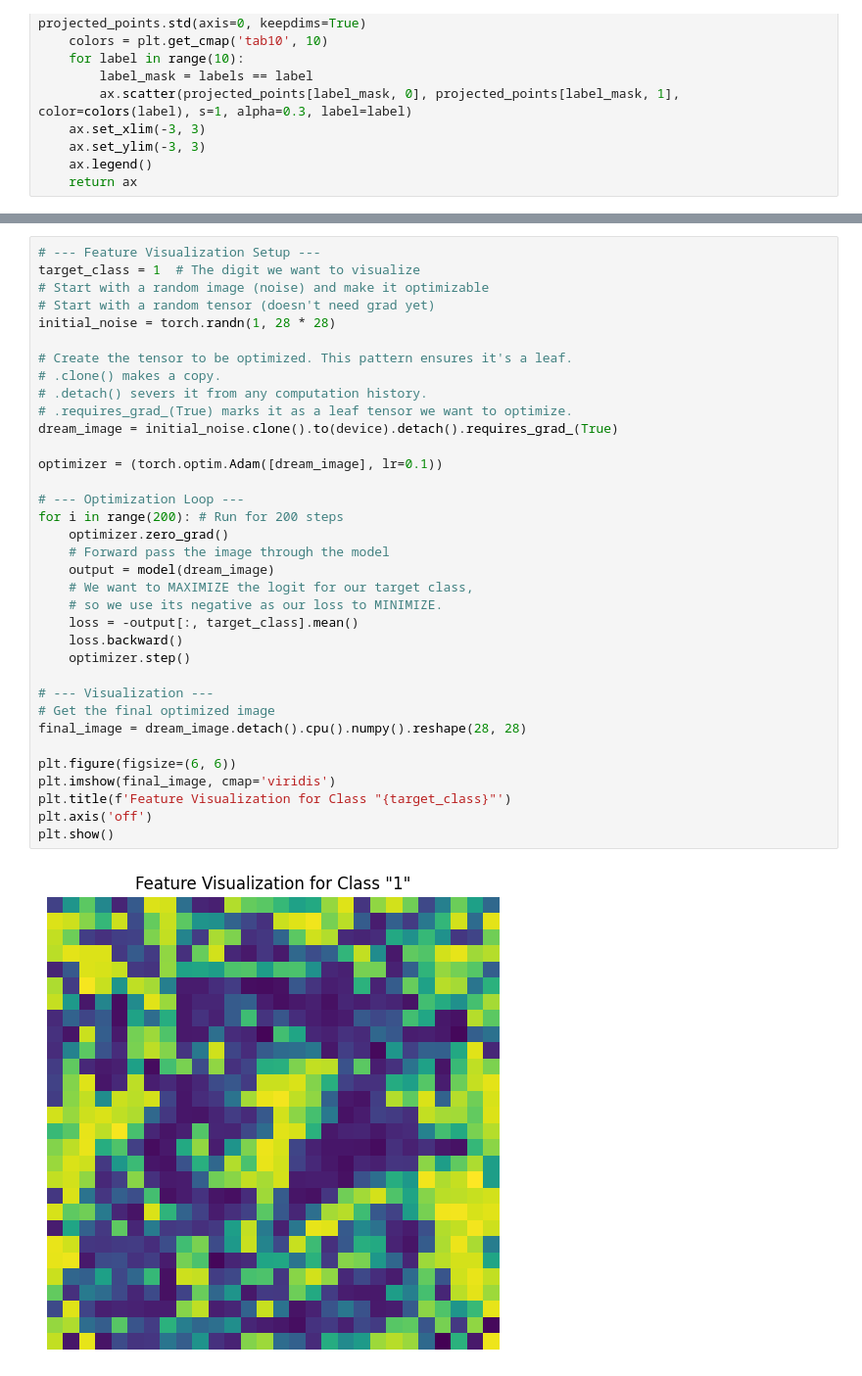
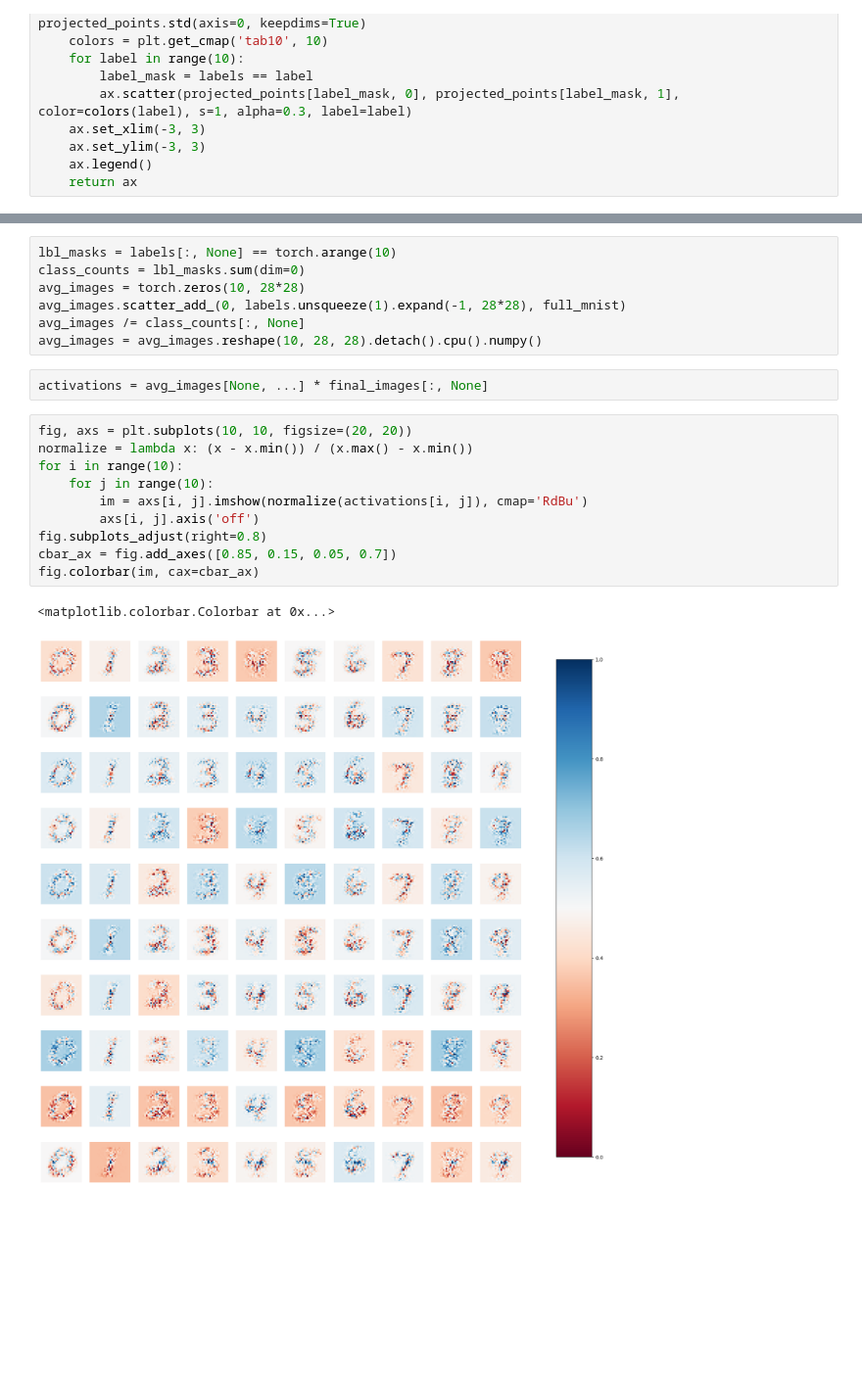
Before and after one commit to JoseMCruzMendez/CS879RLO, a Jupyter notebook: testing_viz.ipynb, the cells around one changed output, grey strips where cells are left out. Shown at 98% size. Drawn from its saved outputs; the diff is of its cells as text; blank space fills up the shorter version.

```diff
--- a/testing_viz.ipynb
+++ b/testing_viz.ipynb
@@ -218,37 +249,22 @@ plt.show()
+# %%
+lbl_masks = labels[:, None] == torch.arange(10)
+class_counts = lbl_masks.sum(dim=0)
+avg_images = torch.zeros(10, 28*28)
+avg_images.scatter_add_(0, labels.unsqueeze(1).expand(-1, 28*28), full_mnist)
+avg_images /= class_counts[:, None]
+avg_images = avg_images.reshape(10, 28, 28).detach().cpu().numpy()
+# %%
+activations = avg_images[None, ...] * final_images[:, None]
 # %%
-# --- Feature Visualization Setup ---
-target_class = 1  # The digit we want to visualize
-# Start with a random image (noise) and make it optimizable
-# Start with a random tensor (doesn't need grad yet)
-initial_noise = torch.randn(1, 28 * 28)
-
-# Create the tensor to be optimized. This pattern ensures it's a leaf.
-# .clone() makes a copy.
-# .detach() severs it from any computation history.
-# .requires_grad_(True) marks it as a leaf tensor we want to optimize.
-dream_image = initial_noise.clone().to(device).detach().requires_grad_(True)
-
-optimizer = (torch.optim.Adam([dream_image], lr=0.1))
-
-# --- Optimization Loop ---
-for i in range(200): # Run for 200 steps
-    optimizer.zero_grad()
-    # Forward pass the image through the model
-    output = model(dream_image)
-    # We want to MAXIMIZE the logit for our target class,
-    # so we use its negative as our loss to MINIMIZE.
-    loss = -output[:, target_class].mean()
-    loss.backward()
-    optimizer.step()
-
-# --- Visualization ---
-# Get the final optimized image
-final_image = dream_image.detach().cpu().numpy().reshape(28, 28)
-
-plt.figure(figsize=(6, 6))
-plt.imshow(final_image, cmap='viridis')
-plt.title(f'Feature Visualization for Class "{target_class}"')
-plt.axis('off')
-plt.show()
+fig, axs = plt.subplots(10, 10, figsize=(20, 20))
+normalize = lambda x: (x - x.min()) / (x.max() - x.min())
+for i in range(10):
+    for j in range(10):
+        im = axs[i, j].imshow(normalize(activations[i, j]), cmap='RdBu')
+        axs[i, j].axis('off')
+fig.subplots_adjust(right=0.8)
+cbar_ax = fig.add_axes([0.85, 0.15, 0.05, 0.7])
+fig.colorbar(im, cax=cbar_ax)
 # %% [output]
+<matplotlib.colorbar.Colorbar at 0x...>
-[figure, old version]
+[figure, new version]
```
Also changed, not shown: parts of 12 cells of this notebook, 1 other file.
